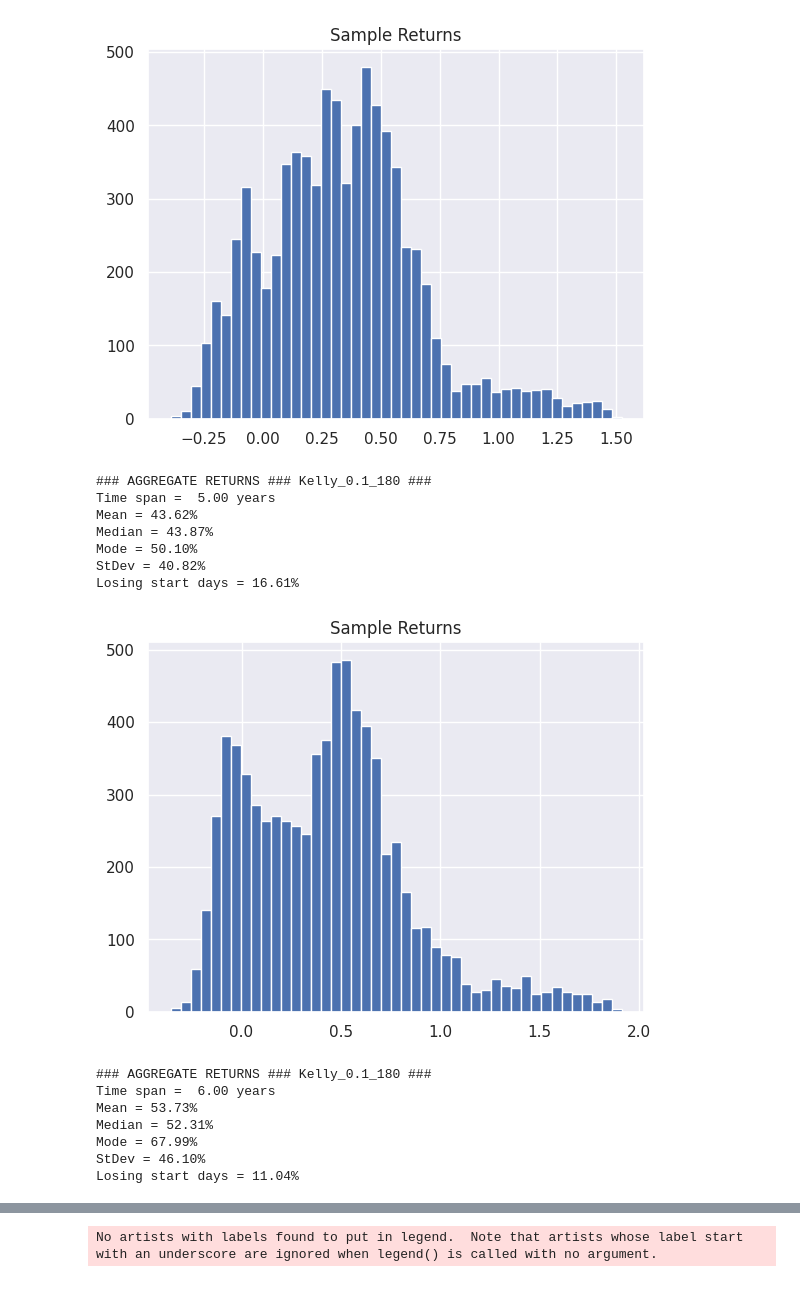
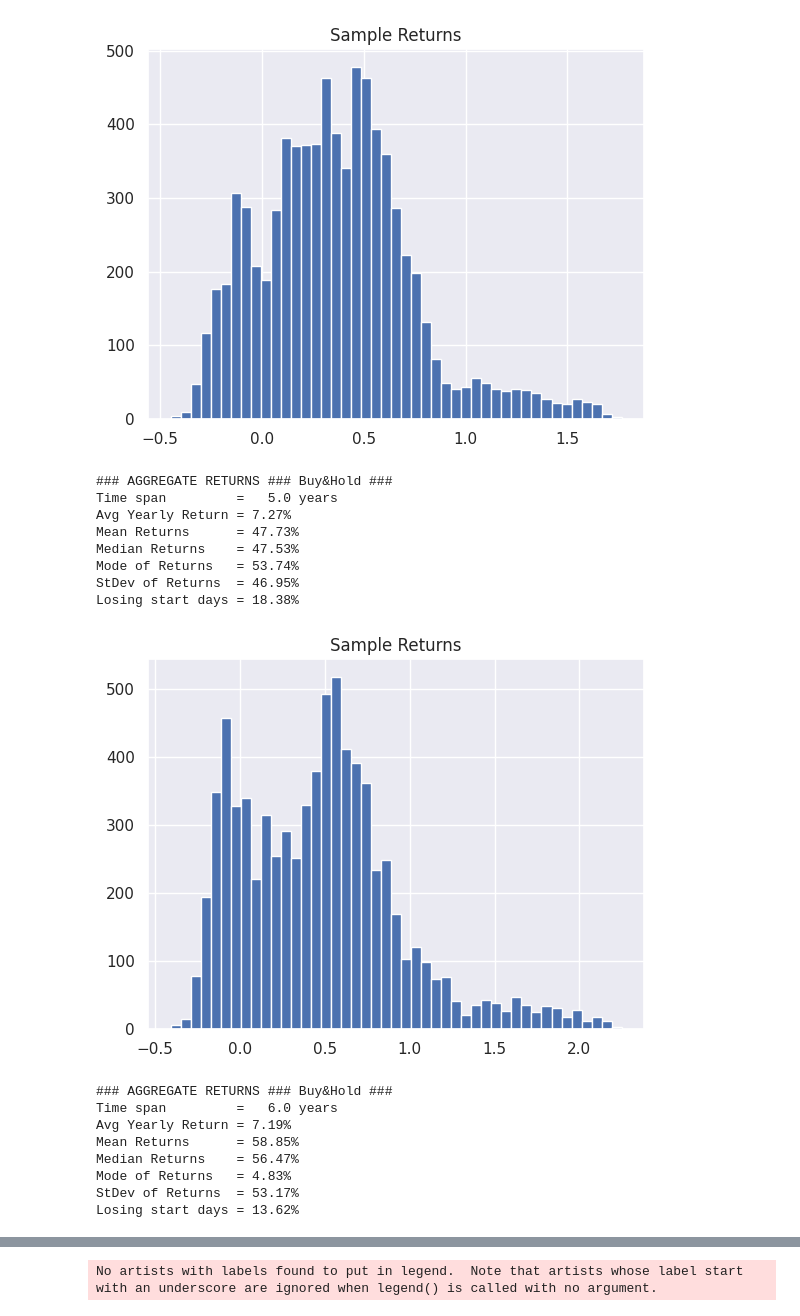
Before and after one commit to DrSkippy/SP500_Historical_Portfolio_Returns, a Jupyter notebook: notebooks/scratch.ipynb, the cells around one changed output, grey strips where cells are left out. Cells and saved outputs as stored; diff of their text form; code cells hidden in the pictures.

```diff
--- a/notebooks/scratch.ipynb
+++ b/notebooks/scratch.ipynb
@@ -77,5 +145,5 @@ Fields = ['date', 'return', 'time_span', 'model_name']
 # %%
-t = get_trend(d)
-t1 = get_trend(d1)
-t2 = get_trend(d2)
+t, df = get_aggregate_returns_by_period(d)
+#t1 = get_trend(d1)
+#t2 = get_trend(d2)
 # %% [output]
@@ -113,16 +185,18 @@ Losing start days = 16.83%
-[figure, old version]
+[figure, new version]
-### AGGREGATE RETURNS ### Kelly_0.1_180 ###
-Time span =  5.00 years
-Mean = 43.62%
-Median = 43.87%
-Mode = 50.10%
-StDev = 40.82%
-Losing start days = 16.61%
+### AGGREGATE RETURNS ### Buy&Hold ###
+Time span         =   5.0 years
+Avg Yearly Return = 7.27%
+Mean Returns      = 47.73%
+Median Returns    = 47.53%
+Mode of Returns   = 53.74%
+StDev of Returns  = 46.95%
+Losing start days = 18.38%
-[figure, old version]
+[figure, new version]
-### AGGREGATE RETURNS ### Kelly_0.1_180 ###
-Time span =  6.00 years
-Mean = 53.73%
-Median = 52.31%
-Mode = 67.99%
-StDev = 46.10%
-Losing start days = 11.04%
+### AGGREGATE RETURNS ### Buy&Hold ###
+Time span         =   6.0 years
+Avg Yearly Return = 7.19%
+Mean Returns      = 58.85%
+Median Returns    = 56.47%
+Mode of Returns   = 4.83%
+StDev of Returns  = 53.17%
+Losing start days = 13.62%
```
Also changed, not shown: parts of 8 cells of this notebook, 4 other files.
